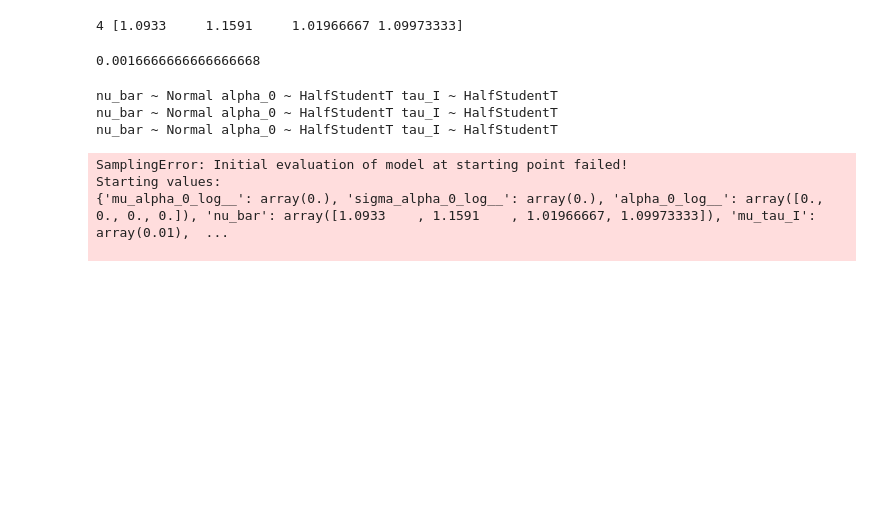
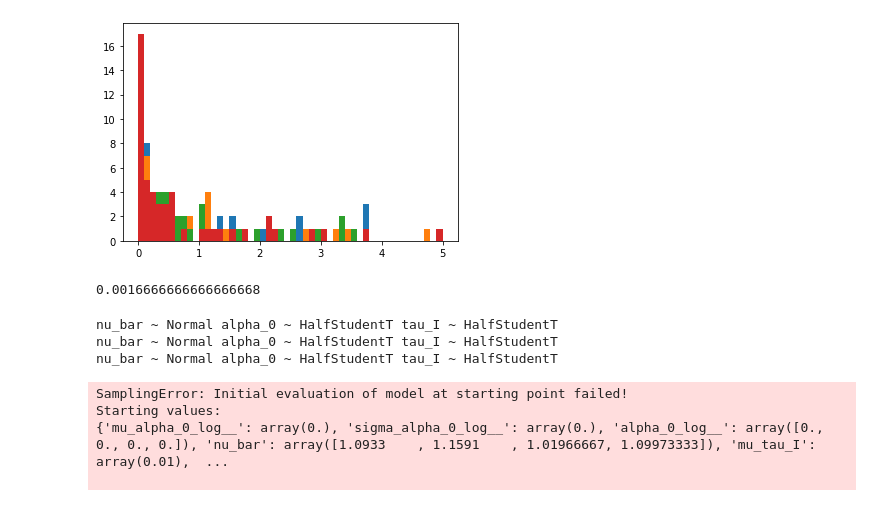
Before and after one commit to woxxel/DarkMatter, a Jupyter notebook: notebooks/hierarchical_inference.ipynb, the cells around one changed output. Saved outputs shown, nothing was run; the diff lists cells and outputs as text; code cells hidden in the pictures; blank space fills up the shorter version.

```diff
--- a/notebooks/hierarchical_inference.ipynb
+++ b/notebooks/hierarchical_inference.ipynb
@@ -81,12 +81,15 @@ print(res)
 # %%
 NU = np.squeeze(res['rates_T'])
 
 n = NU.shape[1] # number of distinct tuples of (animals, hemispheres, layers)
 obs_nu_bar = np.mean(NU,axis=0)   # should have
 
-print(n, obs_nu_bar)
+for i in range(n):
+    plt.hist(NU[:,i],np.linspace(0,5,51))
+
+plt.show()
 # %% [output]
-4 [1.0933     1.1591     1.01966667 1.09973333]
+[figure, added]
 # %%
 np.min(NU)
 # %% [output]
```
Also changed, not shown: parts of 1 cell of this notebook.
